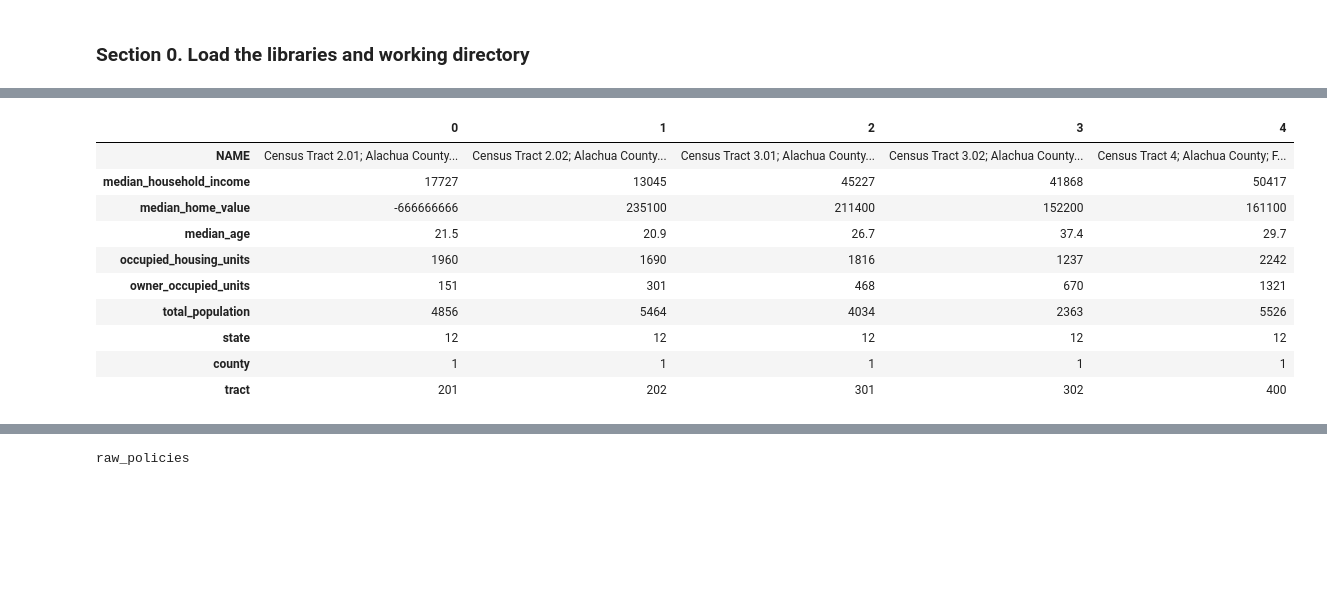
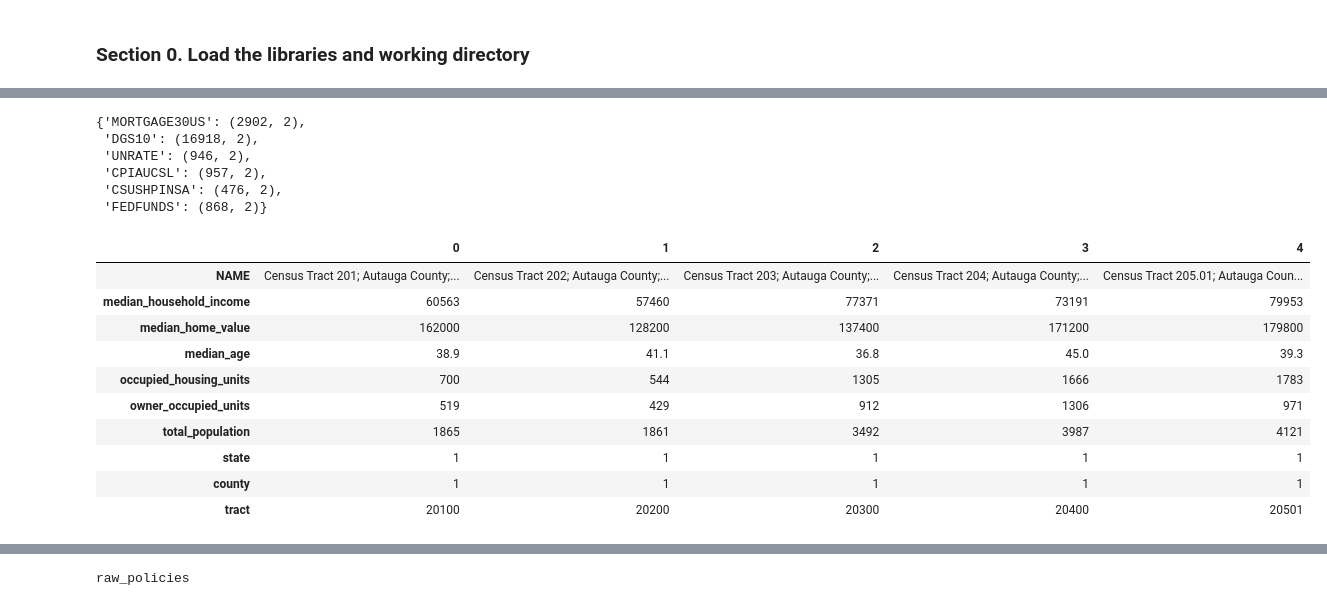
Before and after one commit to jmsebastiancarino/Probabilistic-Model-for-Non-Life-Insurance-Flood-Risk, a Jupyter notebook: notebooks/02_data_cleaning.ipynb, the cells around one changed output, grey strips where cells are left out. Drawn from its saved outputs; the diff is of its cells as text; code cells hidden in the pictures; blank space fills up the shorter version.

Commit message:
Finalized the data cleaning

```diff
--- a/notebooks/02_data_cleaning.ipynb
+++ b/notebooks/02_data_cleaning.ipynb
@@ -111,18 +85,27 @@ unrate = pd.read_csv(fred / "UNRATE.csv")
+# %%
+# Load the FRED series (one DataFrame per series ID)
+fred = {sid: pd.read_csv(RAW_FRED / f"{sid}.csv") for sid in FRED_SERIES}
+{sid: df.shape for sid, df in fred.items()}
+# %% [output]
+{'MORTGAGE30US': (2902, 2),
+ 'DGS10': (16918, 2),
+ 'UNRATE': (946, 2),
+ 'CPIAUCSL': (957, 2),
+ 'CSUSHPINSA': (476, 2),
+ 'FEDFUNDS': (868, 2)}
 # %%
-# Load the datasets from Census
-census = raw_data_folder / "census"
-
-acs =pd.read_csv(census / "acs5_2022_tract.csv")
+# Load the Census ACS tract estimates
+acs = pd.read_csv(RAW_CENSUS / "acs5_2022_tract.csv")
 acs.head(5).T
 # %% [output]
 |  | 0 | 1 | 2 | 3 | 4 |
-| NAME | Census Tract 2.01; Alachua County... | Census Tract 2.02; Alachua County... | Census Tract 3.01; Alachua County... | Census Tract 3.02; Alachua County... | Census Tract 4; Alachua County; F... |
-| median_household_income | 17727 | 13045 | 45227 | 41868 | 50417 |
-| median_home_value | -666666666 | 235100 | 211400 | 152200 | 161100 |
-| median_age | 21.5 | 20.9 | 26.7 | 37.4 | 29.7 |
-| occupied_housing_units | 1960 | 1690 | 1816 | 1237 | 2242 |
-| owner_occupied_units | 151 | 301 | 468 | 670 | 1321 |
-| total_population | 4856 | 5464 | 4034 | 2363 | 5526 |
-| state | 12 | 12 | 12 | 12 | 12 |
+| NAME | Census Tract 201; Autauga County;... | Census Tract 202; Autauga County;... | Census Tract 203; Autauga County;... | Census Tract 204; Autauga County;... | Census Tract 205.01; Autauga Coun... |
+| median_household_income | 60563 | 57460 | 77371 | 73191 | 79953 |
+| median_home_value | 162000 | 128200 | 137400 | 171200 | 179800 |
+| median_age | 38.9 | 41.1 | 36.8 | 45.0 | 39.3 |
+| occupied_housing_units | 700 | 544 | 1305 | 1666 | 1783 |
+| owner_occupied_units | 519 | 429 | 912 | 1306 | 971 |
+| total_population | 1865 | 1861 | 3492 | 3987 | 4121 |
+| state | 1 | 1 | 1 | 1 | 1 |
 | county | 1 | 1 | 1 | 1 | 1 |
-| tract | 201 | 202 | 301 | 302 | 400 |
+| tract | 20100 | 20200 | 20300 | 20400 | 20501 |
```
Also changed, not shown: parts of 177 cells of this notebook.
